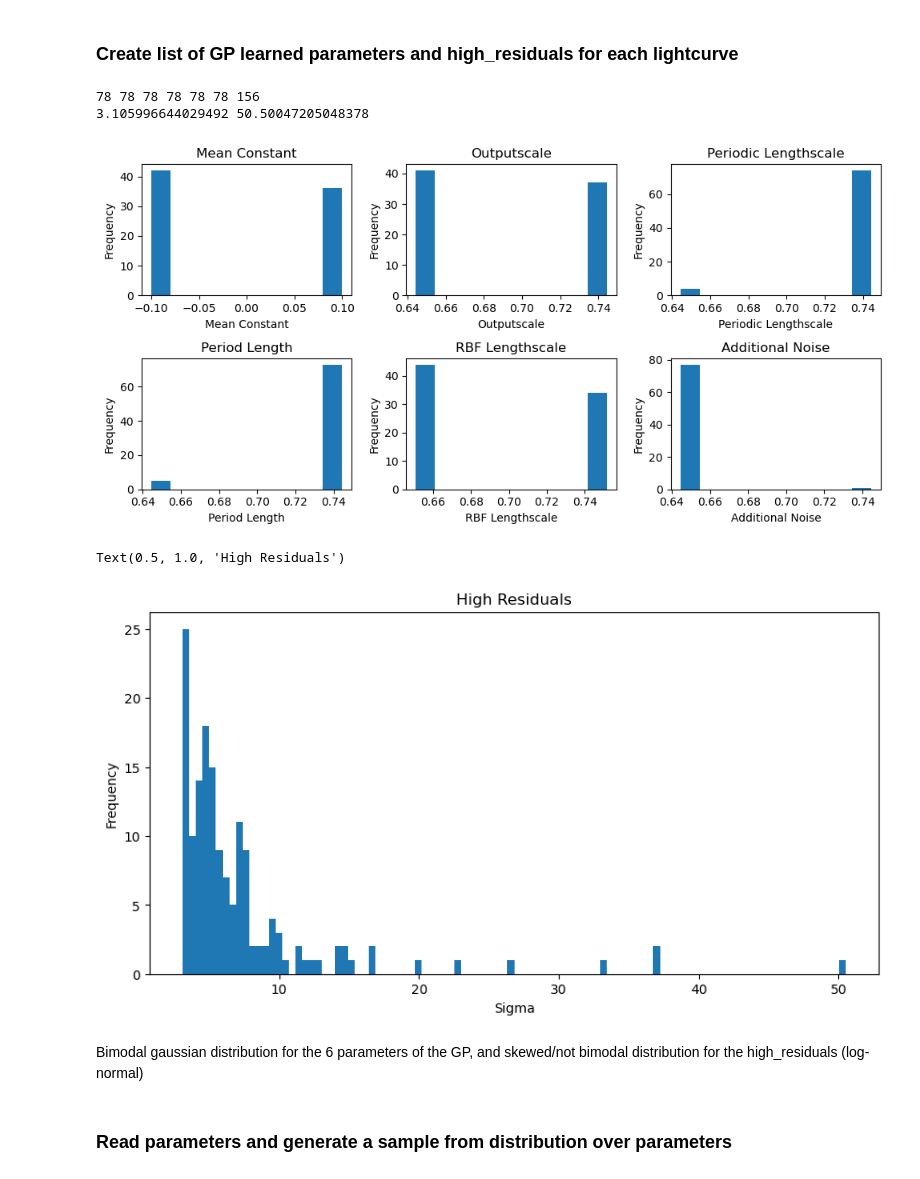
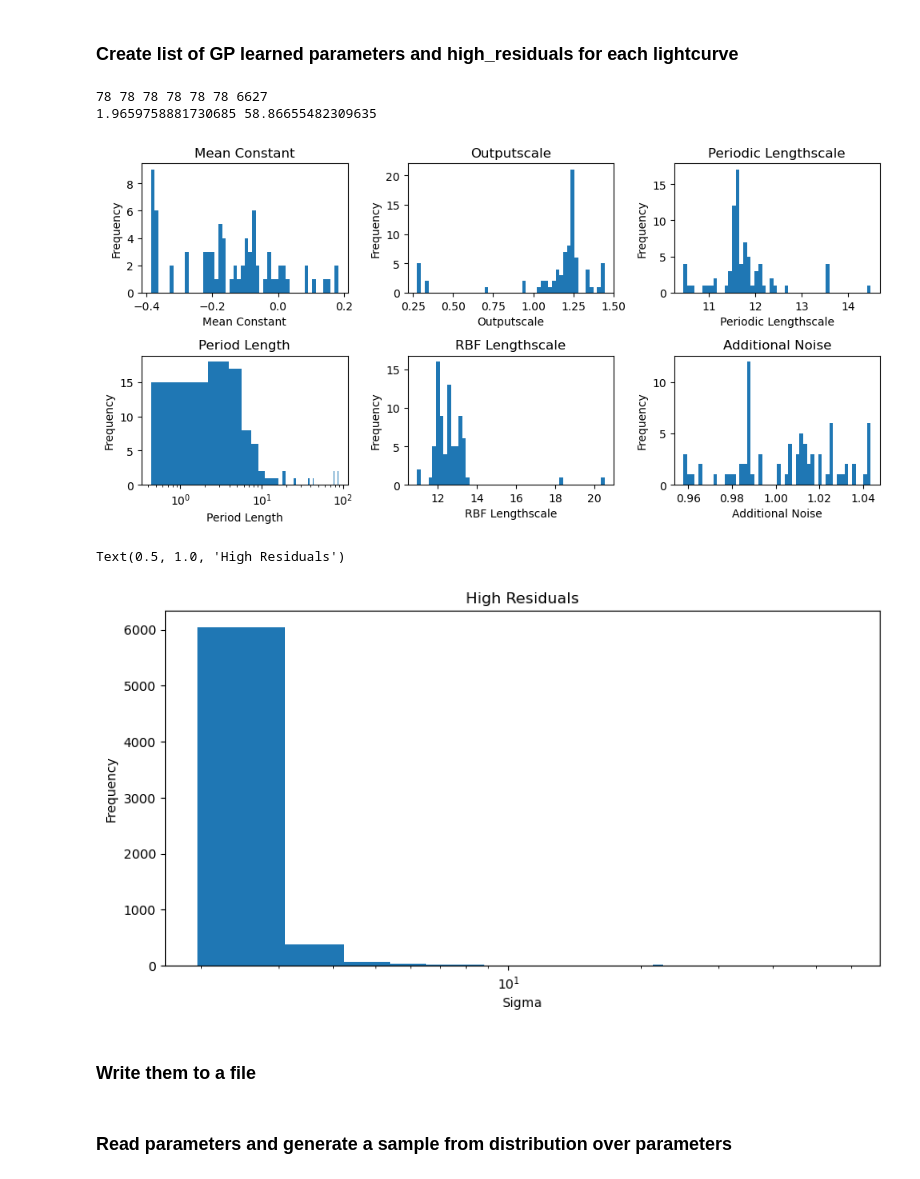
Before and after one commit to linneawolniewicz/dipper-detection, a Jupyter notebook: notebooks/data_notebooks/generate_synthetic_lc.ipynb, the cells around one changed output. Drawn from its saved outputs; the diff is of its cells as text; code cells hidden in the pictures.

```diff
--- a/notebooks/data_notebooks/generate_synthetic_lc.ipynb
+++ b/notebooks/data_notebooks/generate_synthetic_lc.ipynb
@@ -360,9 +274,10 @@ noises = []
 high_residuals = []
 
 # Hyperparameters
-initial_lengthscale = 0.7
-training_iterations = 50
+training_iterations = 100
+lr = 0.01
 learn_additional_noise = True
+residuals_cutoff = 2
 
 # Load each file, train GP, append values to lists of GP parameters and tail distribution
 for file_number in range(78):
@@ -381,15 +296,26 @@ for file_number in range(78):
     y = (y - mean_y) / std_y
     y_err = y_err / std_y
 
+    # Get dominant period to be initial period_length value
+    period = get_dom_period(y)
+    period = period * (x[-1] - x[0]) / len(x)
+
+    kernel = QuasiPeriodicKernel(
+        period_length_constraint=GreaterThan(lower_bound=min(period - 0.1, 1.0), initial_value=period),
+        lengthscale_constraint=Interval(lower_bound=5.0, upper_bound=30.0)
+    )
+
     # Train GP model
     model, likelihood, mll = train_gp(
-        torch.tensor(x, dtype=torch.float32).to(device),
-        torch.tensor(y, dtype=torch.float32).to(device),
-        torch.tensor(y_err, dtype=torch.float32).to(device),
+        torch.tensor(x_new, dtype=torch.float32).to(device),
+        torch.tensor(y_new, dtype=torch.float32).to(device),
+        torch.tensor(y_err_new, dtype=torch.float32).to(device),
         training_iterations=training_iterations,
-        lengthscale=initial_lengthscale,
+        lr=lr,
         device=device,
-        learn_additional_noise=learn_additional_noise
+        learn_additional_noise=learn_additional_noise,
+        kernel=kernel,
+        plot=False
     )
 
     # Evaluate model and append high residuals to list
@@ -402,7 +328,7 @@ for file_number in range(78):
         stddev = np.sqrt(variance)
 
     residuals = np.abs((mean - y))
-    curr_high_residuals = residuals[residuals > 3*stddev]
+    curr_high_residuals = residuals[residuals > residuals_cutoff * stddev]
     high_residuals.extend(curr_high_residuals)
 
     # Append GP parameters to lists
@@ -420,57 +346,59 @@ print(min(high_residuals), max(high_residuals))
 # Plot parameters all in one plot, separate subplots for each parameter
 plt.figure(figsize=(10,5))
 plt.subplot(2,3,1)
-plt.hist(mean_constants, bins=10)
+plt.hist(mean_constants, bins=50)
 plt.xlabel("Mean Constant")
 plt.ylabel("Frequency")
 plt.title("Mean Constant")
 
 plt.subplot(2,3,2)
-plt.hist(outputscales, bins=10)
+plt.hist(outputscales, bins=50)
 plt.xlabel("Outputscale")
 plt.ylabel("Frequency")
 plt.title("Outputscale")
 
 plt.subplot(2,3,3)
-plt.hist(periodic_lengthscales, bins=10)
+plt.hist(periodic_lengthscales, bins=50)
 plt.xlabel("Periodic Lengthscale")
 plt.ylabel("Frequency")
 plt.title("Periodic Lengthscale")
 
 plt.subplot(2,3,4)
-plt.hist(period_lengths, bins=10)
+plt.hist(period_lengths, bins=50)
 plt.xlabel("Period Length")
 plt.ylabel("Frequency")
+plt.xscale('log')
 plt.title("Period Length")
 
 plt.subplot(2,3,5)
-plt.hist(rbf_lengthscales, bins=10)
+plt.hist(rbf_lengthscales, bins=50)
 plt.xlabel("RBF Lengthscale")
 plt.ylabel("Frequency")
 plt.title("RBF Lengthscale")
 
 plt.subplot(2,3,6)
-plt.hist(noises, bins=10)
+plt.hist(noises, bins=50)
 plt.xlabel("Additional Noise")
 plt.ylabel("Frequency")
 plt.title("Additional Noise")
 
 plt.tight_layout()
 plt.show()
 
 # Plot histogram of high residuals
 plt.figure(figsize=(10,5))
-plt.hist(high_residuals, bins=100)
+plt.hist(high_residuals, bins=50)
 plt.xlabel("Sigma")
 plt.ylabel("Frequency")
+plt.xscale('log')
 plt.title("High Residuals")
 # %% [output]
-78 78 78 78 78 78 156
-3.105996644029492 50.50047205048378
+78 78 78 78 78 78 6627
+1.9659758881730685 58.86655482309635
-[figure, old version]
+[figure, new version]
 Text(0.5, 1.0, 'High Residuals')
-[figure, old version]
+[figure, new version]
-# %% [markdown]
-Bimodal gaussian distribution for the 6 parameters of the GP, and skewed/not bimodal distribution for the high_residuals (log-normal)
+# %% [markdown]
+### Write them to a file
 # %%
 # # Write GP parameters and high_residuals to file in data folder as a csv with column names
```
Also changed, not shown: parts of 19 cells of this notebook, 1 other file.
